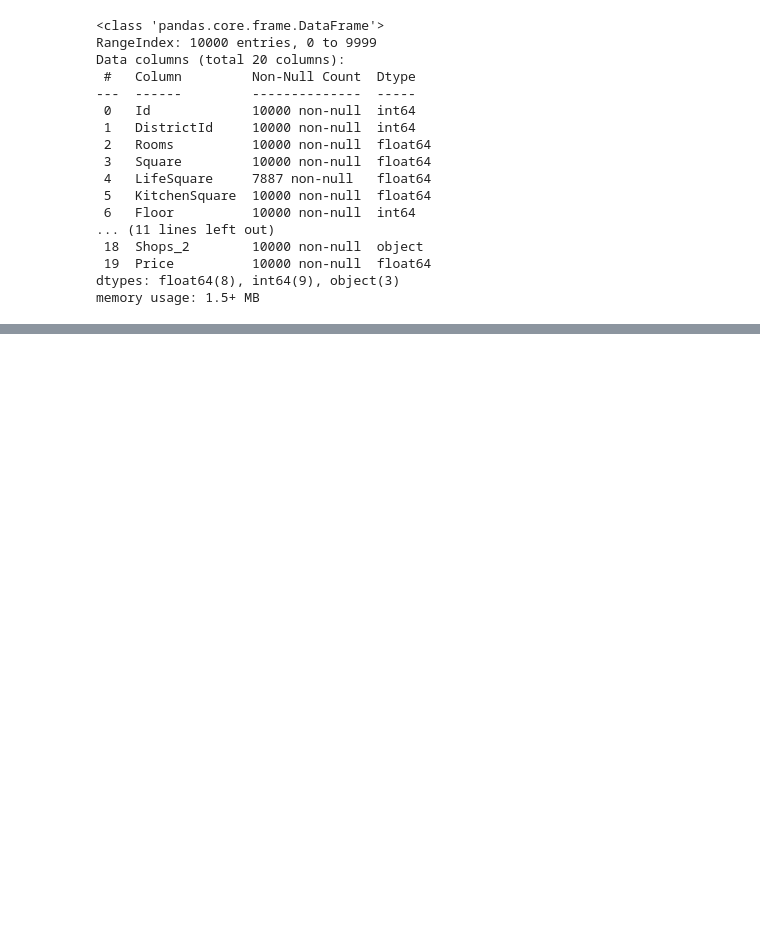
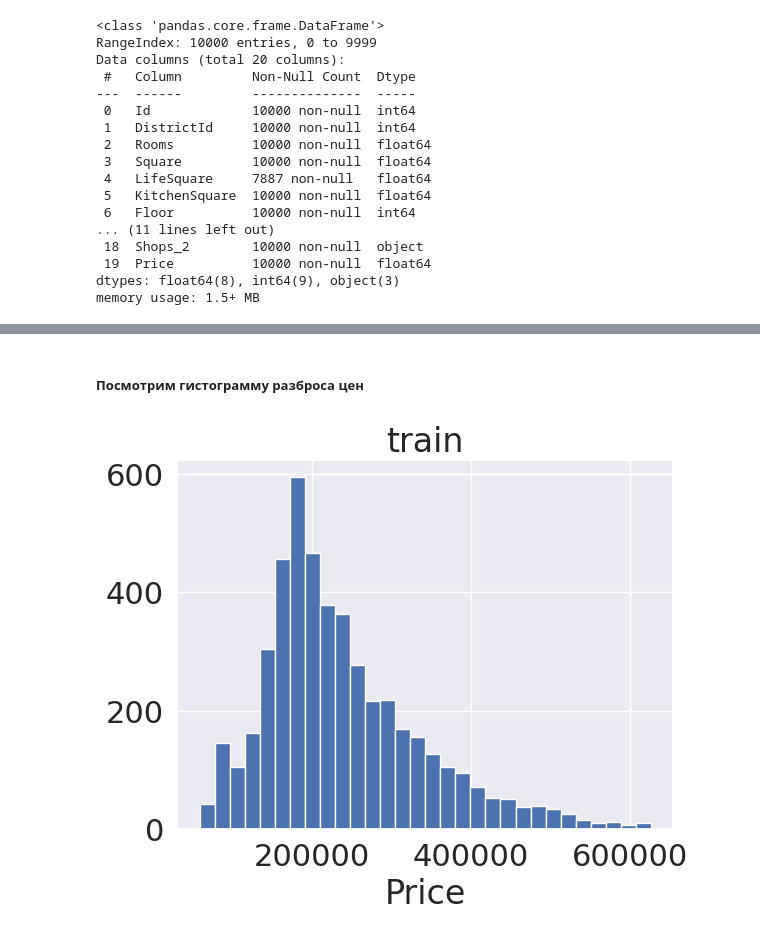
Before and after one commit to nickogee/gb_Python_for_DS, a Jupyter notebook: Course_project/Project.ipynb, the cells around one changed output, grey strips where cells are left out. Cells and saved outputs as stored; diff of their text form; code cells hidden in the pictures; blank space fills up the shorter version.

```diff
--- a/Course_project/Project.ipynb
+++ b/Course_project/Project.ipynb
@@ -183,0 +302,6 @@ Text(0.5, 1.0, 'train')
+# %% [markdown]
+##### Посмотрим гистограмму разброса цен
+# %%
+plot_hist(df_train, 'Price', hist_bins=30)
+# %% [output]
+[figure, added]
```
Also changed, not shown: parts of 49 cells of this notebook.
